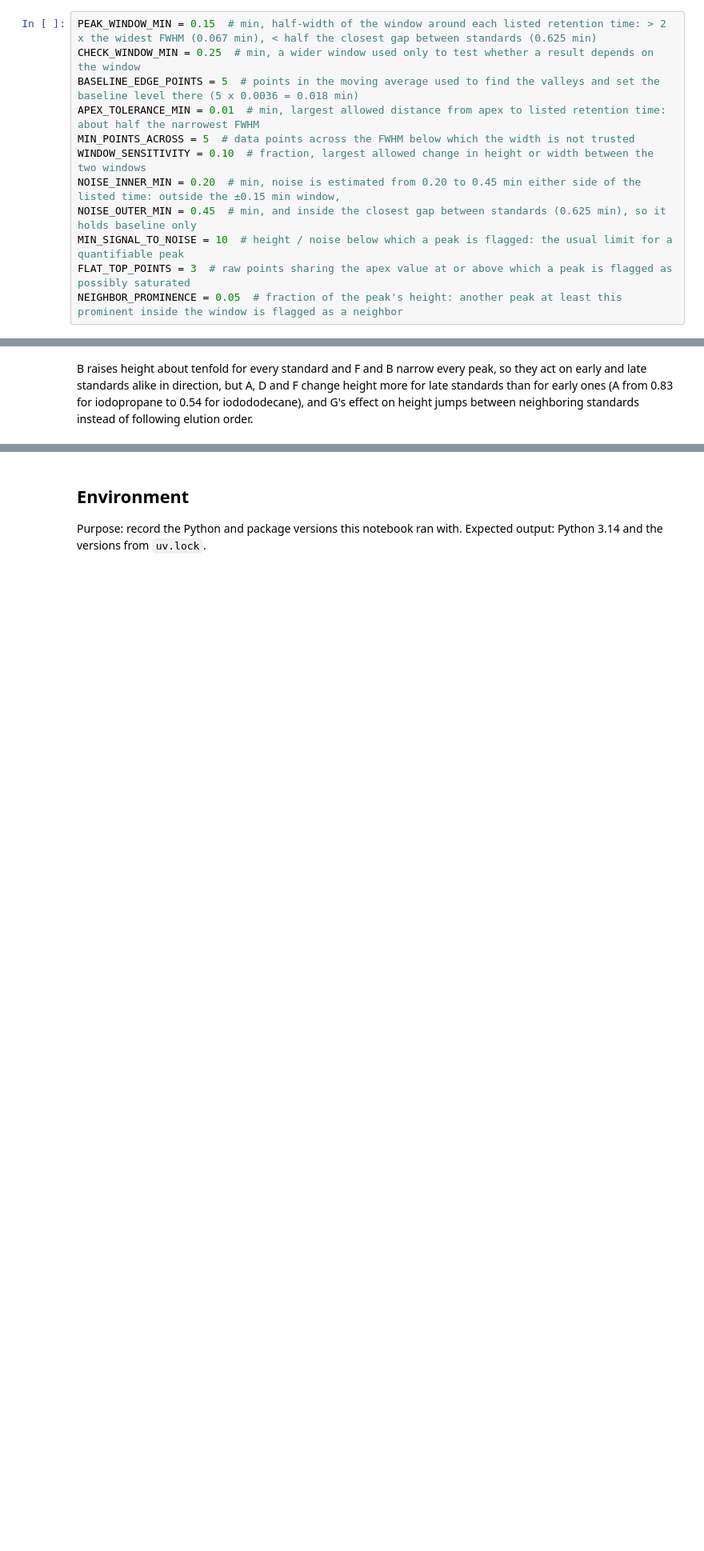
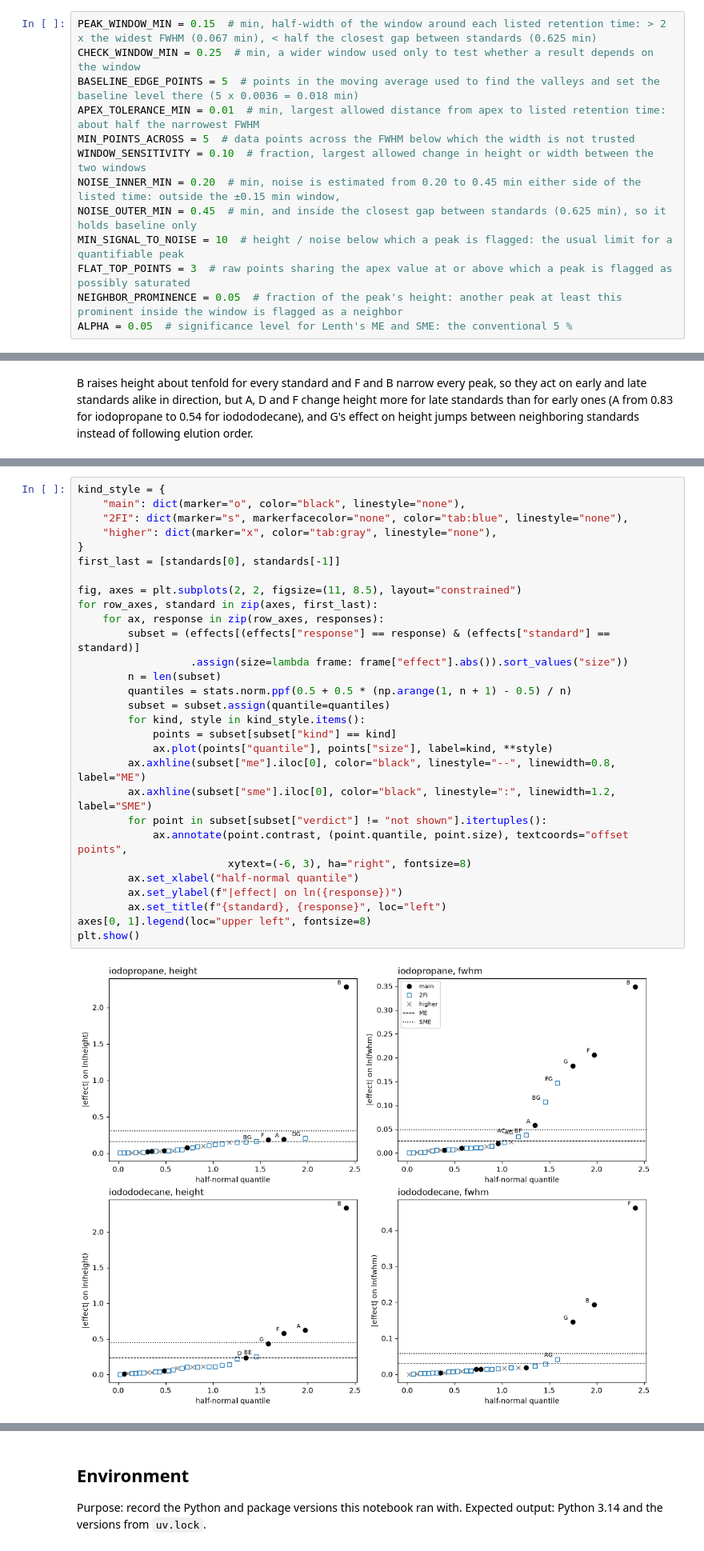
Before and after one commit to mabedin123/chem527-project, a Jupyter notebook: analysis.ipynb, the cells around one changed output, grey strips where cells are left out. Shown at 80% size. Cells and saved outputs as stored; diff of their text form; blank space fills up the shorter version.

```diff
--- a/analysis.ipynb
+++ b/analysis.ipynb
@@ -39,6 +40,7 @@ NOISE_OUTER_MIN = 0.45  # min, and inside the closest gap between standards (0.6
 MIN_SIGNAL_TO_NOISE = 10  # height / noise below which a peak is flagged: the usual limit for a quantifiable peak
 FLAT_TOP_POINTS = 3  # raw points sharing the apex value at or above which a peak is flagged as possibly saturated
 NEIGHBOR_PROMINENCE = 0.05  # fraction of the peak's height: another peak at least this prominent inside the window is flagged as a neighbor
+ALPHA = 0.05  # significance level for Lenth's ME and SME: the conventional 5 %
 # %% [markdown]
 ## Load the data
 
@@ -629,0 +725,31 @@ B raises height about tenfold for every standard and F and B narrow every peak,
+# %%
+kind_style = {
+    "main": dict(marker="o", color="black", linestyle="none"),
+    "2FI": dict(marker="s", markerfacecolor="none", color="tab:blue", linestyle="none"),
+    "higher": dict(marker="x", color="tab:gray", linestyle="none"),
+}
+first_last = [standards[0], standards[-1]]
+
+fig, axes = plt.subplots(2, 2, figsize=(11, 8.5), layout="constrained")
+for row_axes, standard in zip(axes, first_last):
+    for ax, response in zip(row_axes, responses):
+        subset = (effects[(effects["response"] == response) & (effects["standard"] == standard)]
+                  .assign(size=lambda frame: frame["effect"].abs()).sort_values("size"))
+        n = len(subset)
+        quantiles = stats.norm.ppf(0.5 + 0.5 * (np.arange(1, n + 1) - 0.5) / n)
+        subset = subset.assign(quantile=quantiles)
+        for kind, style in kind_style.items():
+            points = subset[subset["kind"] == kind]
+            ax.plot(points["quantile"], points["size"], label=kind, **style)
+        ax.axhline(subset["me"].iloc[0], color="black", linestyle="--", linewidth=0.8, label="ME")
+        ax.axhline(subset["sme"].iloc[0], color="black", linestyle=":", linewidth=1.2, label="SME")
+        for point in subset[subset["verdict"] != "not shown"].itertuples():
+            ax.annotate(point.contrast, (point.quantile, point.size), textcoords="offset points",
+                        xytext=(-6, 3), ha="right", fontsize=8)
+        ax.set_xlabel("half-normal quantile")
+        ax.set_ylabel(f"|effect| on ln({response})")
+        ax.set_title(f"{standard}, {response}", loc="left")
+axes[0, 1].legend(loc="upper left", fontsize=8)
+plt.show()
+# %% [output]
+[figure, added]
```
Also changed, not shown: parts of 7 cells of this notebook.
